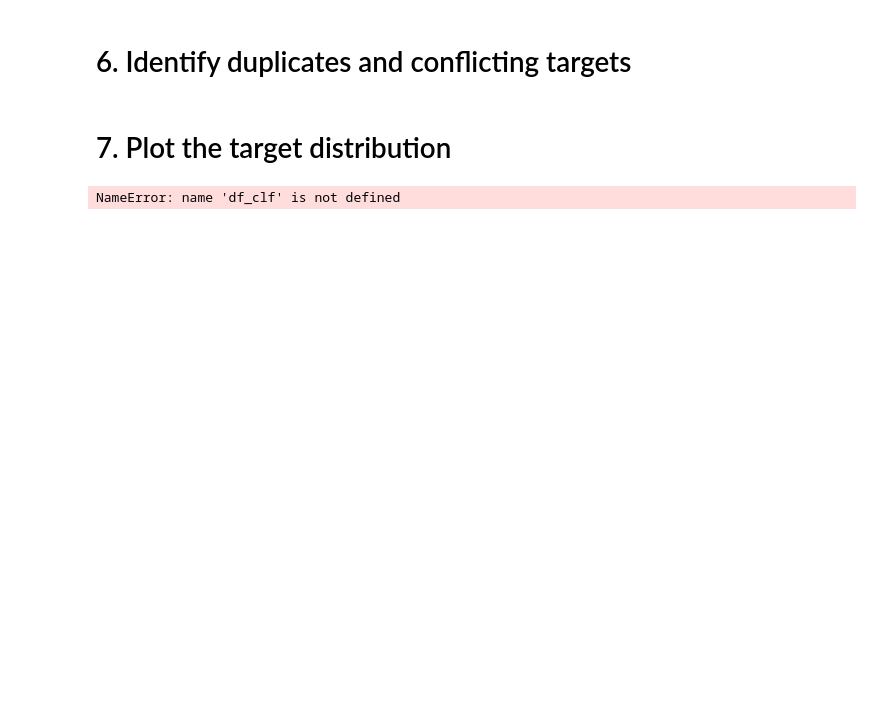
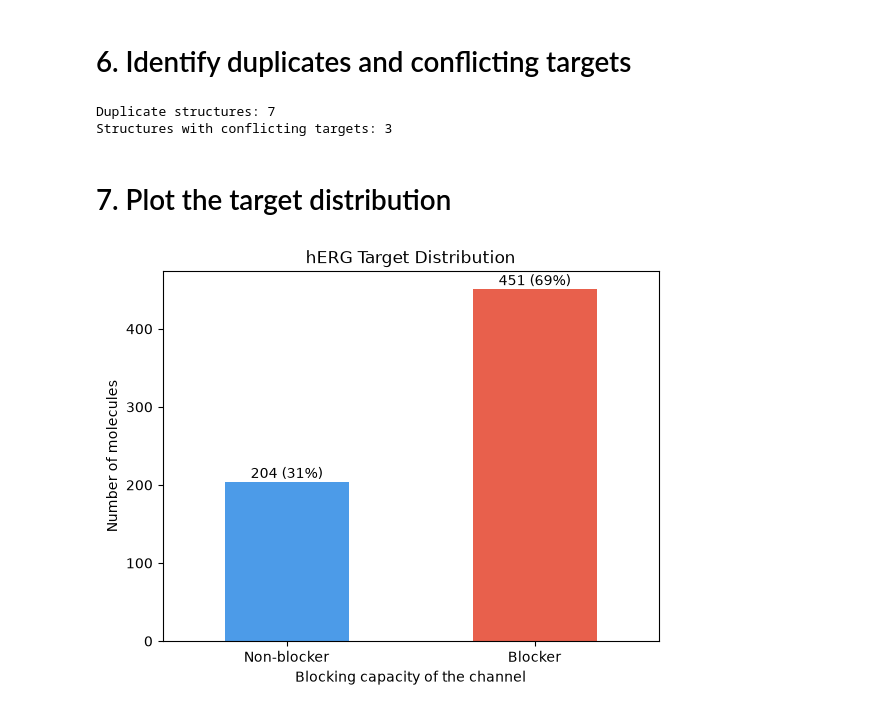
Before and after one commit to erinsoppelsa/Data-Project-for-Cheminformatics-class, a Jupyter notebook: notebook/01_data_exploration.ipynb, the cells around one changed output. Drawn from its saved outputs; the diff is of its cells as text; code cells hidden in the pictures; blank space fills up the shorter version.

Commit message:
visual rep of herG

```diff
--- a/notebook/01_data_exploration.ipynb
+++ b/notebook/01_data_exploration.ipynb
@@ -131,6 +177,7 @@ Rows remaining: 655
 # %% [markdown]
 # 3. Check for the SMILES
 # %%
+import rdkit
 from rdkit import Chem
 
 # Set the column names
@@ -142,7 +189,7 @@ print(df_clf[target_col].value_counts(dropna=False))
 
 # Count missing targets and SMILES
 print("Missing targets:", df_clf[target_col].isna().sum())
-print("Missing SMILES:", df_clf[smiles_col].isna().sum())
+smiles_col = "SMILES"
 
 # Remove rows with missing targets
 df_clf = df_clf.dropna(subset=[target_col]).copy()
@@ -195,22 +262,27 @@ target_counts = df_clf.groupby('canonical_smiles')[target_col].nunique()
 conflicting_smiles = target_counts[target_counts > 1].index
 
 print("Structures with conflicting targets:", len(conflicting_smiles))
+# %% [output]
+Duplicate structures: 7
+Structures with conflicting targets: 3
 # %% [markdown]
 # 7. Plot the target distribution
 # %%
 import matplotlib.pyplot as plt
 
-# Plot the target distribution
-df_clf[target_col].value_counts().sort_index().plot(kind='bar')
+palette = {0.0: '#4C9BE8', 1.0: '#E8604C'}
 
+counts = df_clf[target_col].value_counts().sort_index()
+ax = counts.plot(kind='bar', color=[palette[0.0], palette[1.0]])
+
+# Show count and percentage above each bar
+for i, v in enumerate(counts):
+    ax.text(i, v + 5, f'{v} ({v/counts.sum():.0%})', ha='center')
+
+plt.xticks([0, 1], ['Non-blocker', 'Blocker'], rotation=0)
+plt.xlabel('Blocking capacity of the channel')
+plt.ylabel('Number of molecules')
 plt.title('hERG Target Distribution')
-plt.xlabel('Target label')
-plt.ylabel('Number of molecules')
-plt.xticks(rotation=0)
 plt.show()
-
-# Check class proportions
-print("Class proportions:")
-print(df_clf[target_col].value_counts(normalize=True))
 # %% [output]
-NameError: name 'df_clf' is not defined
+[figure, added]
```
Also changed, not shown: parts of 7 cells of this notebook, 2 other files.
